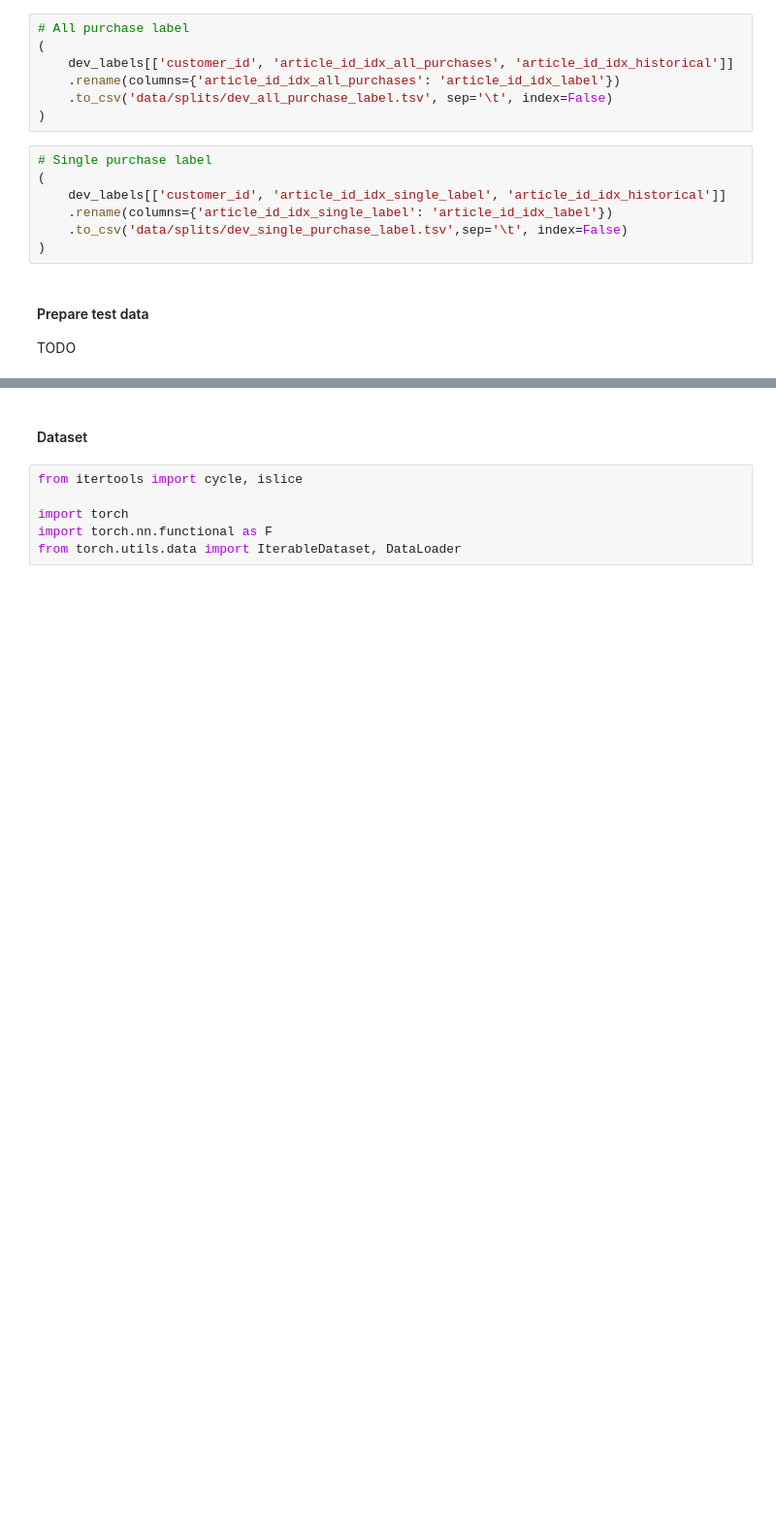
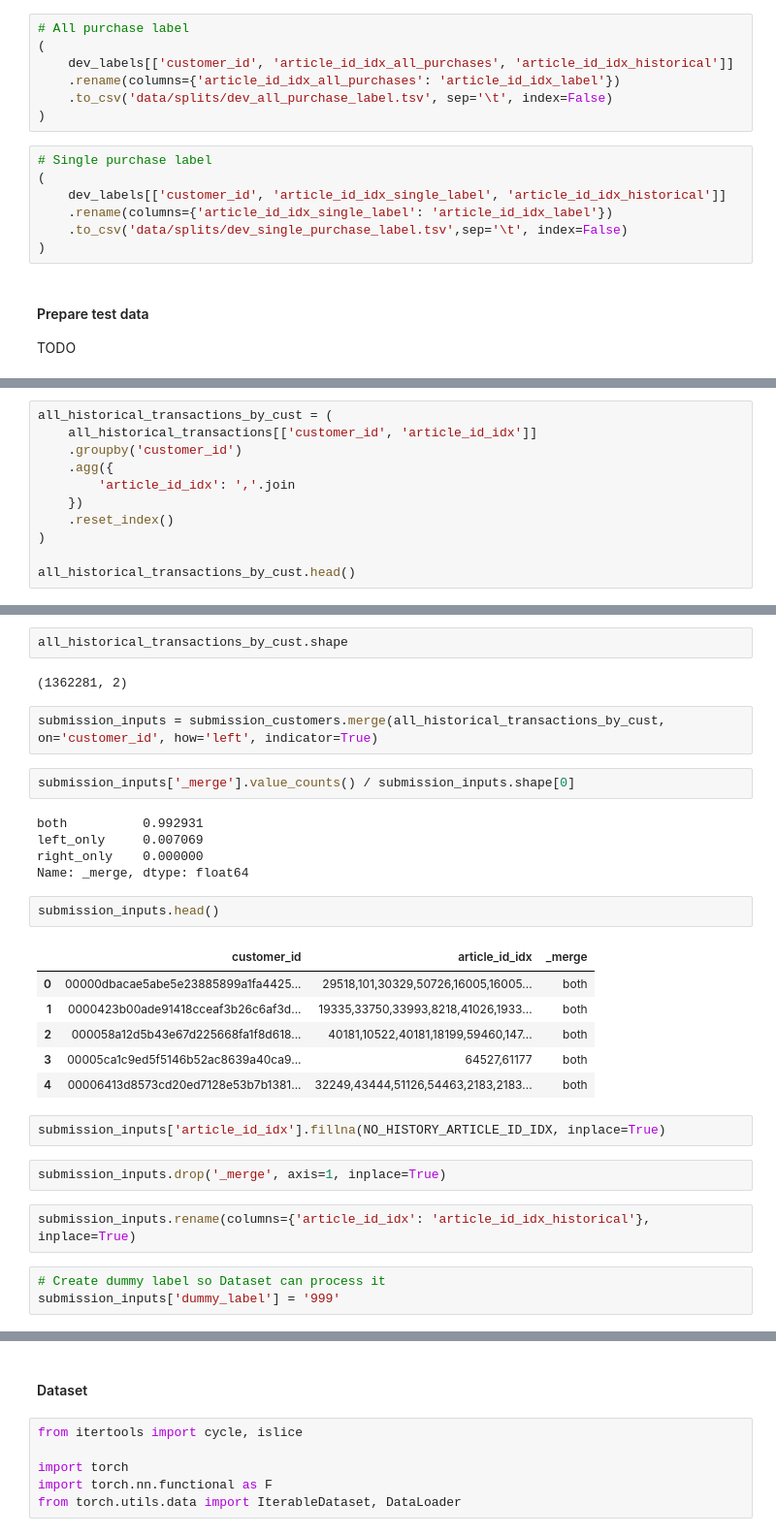
Before and after one commit to stevieg3/fashion-recommendations, a Jupyter notebook: notebooks/02-Data split.ipynb, the cells around one changed output, grey strips where cells are left out. Shown: that part at 97% size. Saved outputs shown, nothing was run; the diff lists cells and outputs as text; blank space fills up the shorter version.

Commit message:
Prepared inputs for submission

```diff
--- a/notebooks/02-Data split.ipynb
+++ b/notebooks/02-Data split.ipynb
@@ -420,0 +446,11 @@ TODO
+# %%
+all_historical_transactions_by_cust = (
+    all_historical_transactions[['customer_id', 'article_id_idx']]
+    .groupby('customer_id')
+    .agg({
+        'article_id_idx': ','.join
+    })
+    .reset_index()
+)
+
+all_historical_transactions_by_cust.head()
@@ -420,0 +464,31 @@ TODO
+# %%
+all_historical_transactions_by_cust.shape
+# %% [output]
+(1362281, 2)
+# %%
+submission_inputs = submission_customers.merge(all_historical_transactions_by_cust, on='customer_id', how='left', indicator=True)
+# %%
+submission_inputs['_merge'].value_counts() / submission_inputs.shape[0]
+# %% [output]
+both          0.992931
+left_only     0.007069
+right_only    0.000000
+Name: _merge, dtype: float64
+# %%
+submission_inputs.head()
+# %% [output]
+|  | customer_id | article_id_idx | _merge |
+| 0 | 00000dbacae5abe5e23885899a1fa4425... | 29518,101,30329,50726,16005,16005... | both |
+| 1 | 0000423b00ade91418cceaf3b26c6af3d... | 19335,33750,33993,8218,41026,1933... | both |
+| 2 | 000058a12d5b43e67d225668fa1f8d618... | 40181,10522,40181,18199,59460,147... | both |
+| 3 | 00005ca1c9ed5f5146b52ac8639a40ca9... | 64527,61177 | both |
+| 4 | 00006413d8573cd20ed7128e53b7b1381... | 32249,43444,51126,54463,2183,2183... | both |
+# %%
+submission_inputs['article_id_idx'].fillna(NO_HISTORY_ARTICLE_ID_IDX, inplace=True)
+# %%
+submission_inputs.drop('_merge', axis=1, inplace=True)
+# %%
+submission_inputs.rename(columns={'article_id_idx': 'article_id_idx_historical'}, inplace=True)
+# %%
+# Create dummy label so Dataset can process it
+submission_inputs['dummy_label'] = '999'
```
Also changed, not shown: parts of 9 cells of this notebook, 1 other file.
